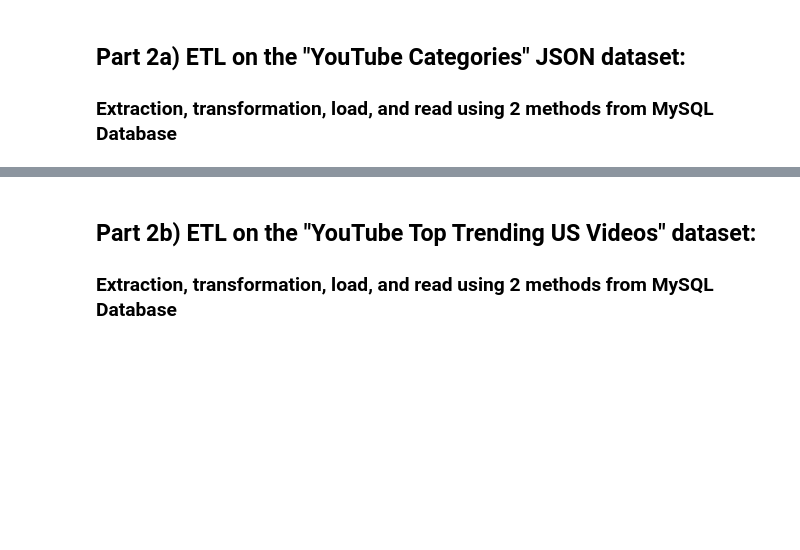
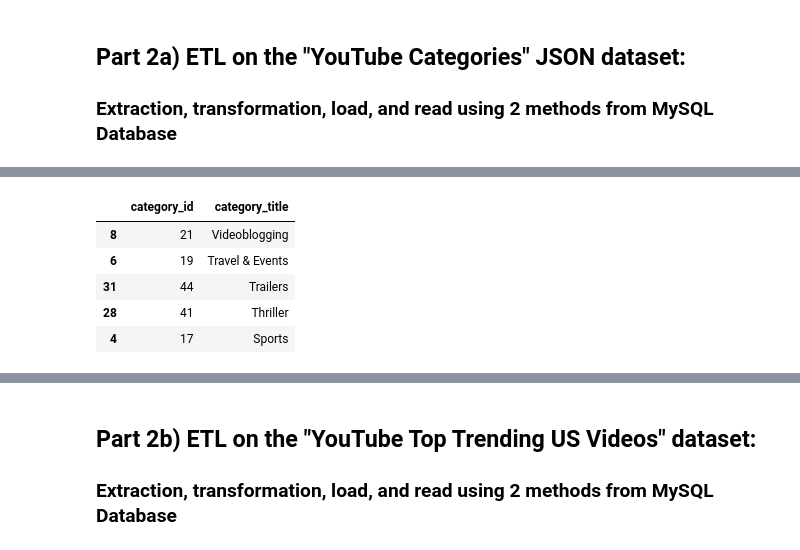
Before and after one commit to jhustles/spotify_youtube_2018_top_trending_music_artists_ETL, a Jupyter notebook: YouTube_Spotify_Matching_Music_2018_ETL_redux.ipynb, the cells around one changed output, grey strips where cells are left out. Saved outputs shown, nothing was run; the diff lists cells and outputs as text; code cells hidden in the pictures; blank space fills up the shorter version.

```diff
--- a/YouTube_Spotify_Matching_Music_2018_ETL_redux.ipynb
+++ b/YouTube_Spotify_Matching_Music_2018_ETL_redux.ipynb
@@ -156,6 +184,14 @@ category_id_title_df.info()
 # %%
 # Drop Dulplicates and Sort by category_title
-category_id_title_df.drop_duplicates(['category_id', 'category_title']).sort_values(by=['category_title'], ascending=False).head()
+category_id_title_df.drop_duplicates(['category_id', 'category_title']).sort_values(by=['category_title'],
+                                                                                    ascending=False).head()
+# %% [output]
+|  | category_id | category_title |
+| 8 | 21 | Videoblogging |
+| 6 | 19 | Travel & Events |
+| 31 | 44 | Trailers |
+| 28 | 41 | Thriller |
+| 4 | 17 | Sports |
 # %%
 # Load category_id_title_df to MySQL with Pandas
 category_id_title_df.to_sql('yt_categories', con=engine, if_exists='append')
```
Also changed, not shown: parts of 30 cells of this notebook.
